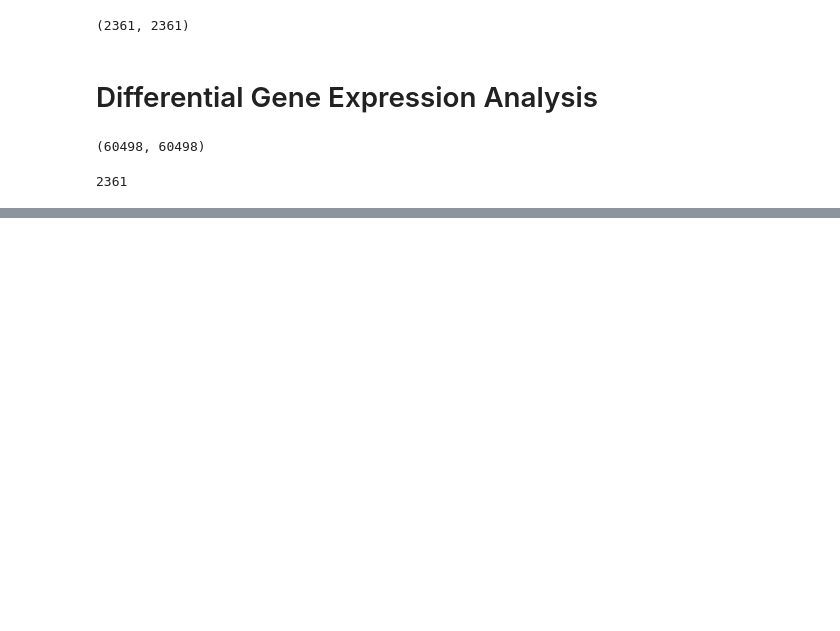
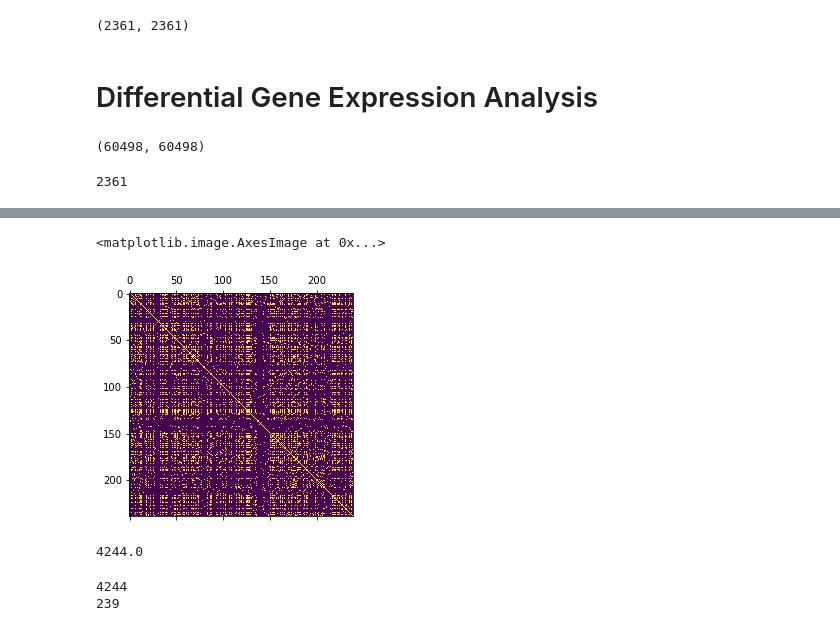
Before and after one commit to alexwdong/CancerInformatics, a Jupyter notebook: gene_selection.ipynb, the cells around one changed output, grey strips where cells are left out. Drawn from its saved outputs; the diff is of its cells as text; code cells hidden in the pictures; blank space fills up the shorter version.

```diff
--- a/gene_selection.ipynb
+++ b/gene_selection.ipynb
@@ -174,3 +190,12 @@ healthy_breast_df = healthy_breast_df.set_index('sample').T
+# %%
+def rescale_log(x):
+    '''
+    The GTEX data uses log_2(fpkm+.001), while the TCGA data uses log_2(fpkm+1).
+    We are going to rescale the GTEX data to log_2(fpkm+.1)
+    '''
+    new_x = math.log(pow(2,x)-.001+1,2)
+    return new_x
+healthy_breast_df = healthy_breast_df.applymap(rescale_log)
 # %%
 breast_genes_h = [genes for genes in healthy_breast_df.columns]
 breast_genes_h_trunc = [x[:15] for x in breast_genes_h]
@@ -200,7 +225,7 @@ for gene in breast_genes_c_trunc:
 
     if p < 0.005 and c_mean > h_mean:
         gene_list.append(gene)
-        mean_ge_list.append((c_mean, h_mean))
+        mean_ge_list.append((c_mean, h_mean,c_mean-h_mean))
 # %%
 len(gene_list), len(breast_genes_c_trunc)
 # %% [output]
@@ -207,0 +238,3 @@ len(gene_list), len(breast_genes_c_trunc)
+# %%
+healthy_breast_signif = healthy_breast_trunc_df[gene_list]
+gene_index = healthy_breast_trunc_df.columns
@@ -207,0 +251,14 @@ len(gene_list), len(breast_genes_c_trunc)
+# %%
+healthy_breast_signif.head()
+gene_array = healthy_breast_signif.to_numpy()
+corr = np.corrcoef(gene_array.T)
+corr_filtered = (corr > .5)
+# %%
+plt.matshow(corr_filtered)
+# %% [output]
+<matplotlib.image.AxesImage at 0x...>
+[figure, added]
+# %%
+(sum(sum(corr_filtered))-239)/2 + 239
+# %% [output]
+4244.0
@@ -207,0 +267,6 @@ len(gene_list), len(breast_genes_c_trunc)
+# %%
+print(gene_network.number_of_edges())
+print(gene_network.number_of_nodes())
+# %% [output]
+4244
+239
```
Also changed, not shown: parts of 17 cells of this notebook.
